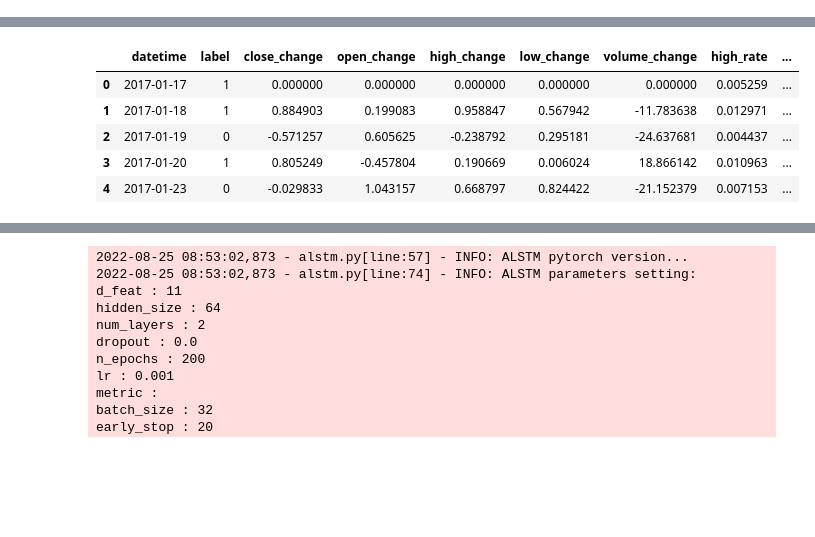
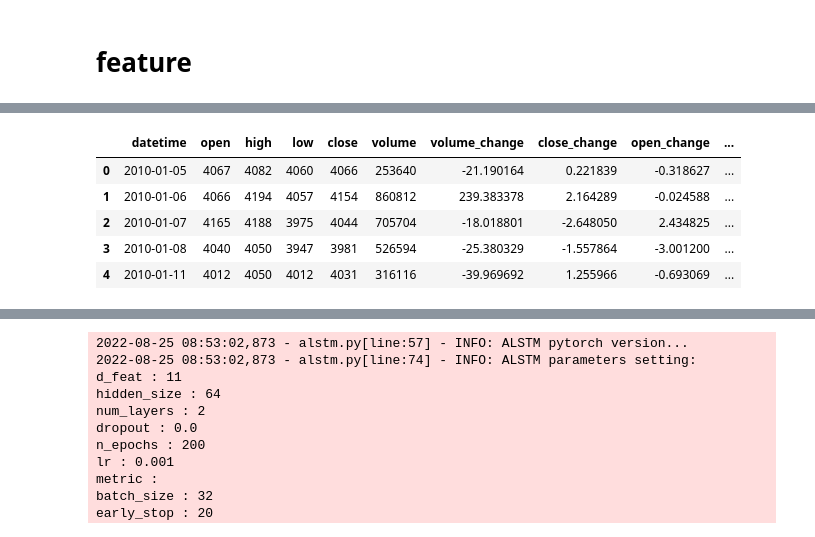
Before and after one commit to kylin-zhou/quant, a Jupyter notebook: notebook/analyze_001.ipynb, the cells around one changed output, grey strips where cells are left out. Drawn from its saved outputs; the diff is of its cells as text; code cells hidden in the pictures; blank space fills up the shorter version.

```diff
--- a/notebook/analyze_001.ipynb
+++ b/notebook/analyze_001.ipynb
@@ -8,0 +15,11 @@ sys.version
+# %%
+dfs = {}
+symbols = []
+for i in glob.glob("../data/futures/*"):
+    # print(pathlib.Path(i).name[:-4])
+    symbol = pathlib.Path(i).name[:-4]
+    dfs[symbol] = pd.read_csv(i)
+    symbols.append(symbol)
+    break
+
+dfs.keys()
@@ -32,30 +42,49 @@ df.head()
+# %% [markdown]
+# feature
 # %%
-# 相对前日涨跌幅
-close_change = df.loc[1:,"close"].values - df.loc[:(df.shape[0]-2),"close"].values
-close_change = np.hstack([[0], close_change])
-df["label"] = (df["close"] - df["open"]).apply(lambda x:1 if x>0 else 0)
-df["close_change"] = (close_change / df.loc[:,"close"].values) * 100
+df = deepcopy(dfs.get(symbols[0]))
+df.shape
 
-# volume 波动
-# volume_change = df.loc[1:,"volume"].values - df.loc[:(df.shape[0]-2),"volume"].values
-# volume_change = np.hstack([[0], volume_change])
-# df["volume_change"] = (volume_change / df.loc[:,"volume"].values) * 100
+# volume check
+volume_change = df.loc[1:,"volume"].values - df.loc[:(df.shape[0]-2),"volume"].values
+volume_change_rate = volume_change / df.loc[:(df.shape[0]-2),"volume"].values * 100
+df["volume_change"] = np.hstack([[0], volume_change_rate])
+df = df[~((df["volume_change"] > 300) | (df["volume_change"] < -300))].reset_index(drop=True)
+print(df.head())
 
 def get_change(df, base="open"):
     base_change = df.loc[1:,base].values - df.loc[:(df.shape[0]-2),base].values
-    base_change = np.hstack([[0], base_change])
-    return (base_change / df.loc[:,base].values) * 100
+    base_change_rate = base_change / df.loc[:(df.shape[0]-2),base].values*100
+    return np.hstack([[0], base_change_rate])
 
-for col in ["open","high","low","volume"]:
+for col in ["close","open","high","low"]:
     df[col+"_change"] = get_change(df, base=col)
 
+# open 相对前日 close
+open_close_change = df.loc[1:,"open"].values - df.loc[:(df.shape[0]-2),"close"].values
+open_close_change_rate = open_close_change / df.loc[:(df.shape[0]-2),"close"].values * 100
+df["open_close_change"] = np.hstack([[0], open_close_change_rate])
+
 # 当日：开盘 收盘 最高 最低 差值 波动, 以开盘价和收盘价为基准
-df["high_rate"] = (df["high"] - df["open"]) / df["open"]
-df["low_rate"] = (df["low"] - df["open"]) / df["open"]
-df["close_rate"] = (df["close"] - df["open"]) / df["open"]
-df["high_rate2"] = (df["high"] - df["close"]) / df["close"]
-df["low_rate2"] = (df["low"] - df["close"]) / df["close"]
+df["high_open_rate"] = (df["high"] - df["open"]) / df["open"] * 100
+df["low_open_rate"] = (df["low"] - df["open"]) / df["open"] * 100
+df["close_open_rate"] = (df["close"] - df["open"]) / df["open"] * 100
+df["high_close_rate"] = (df["high"] - df["close"]) / df["close"] * 100
+df["low_close_rate"] = (df["low"] - df["close"]) / df["close"] * 100
 
-df = df.drop(["open","high","low","close","volume"], axis=1)
+labels = []
+for cc,co in zip(np.hstack([df["close_change"].values[1:], [0]]),
+                 np.hstack([df["close_open_rate"].values[1:], [0]])):
+    if cc > 0 and co > 0:
+        label = 1
+    else:
+        label = 0
+    labels.append(label)
+df["label"] = labels
+# df["label"] = np.hstack([df["close_open_rate"].values[1:], [0]]) # df["close"] - df["open"].apply(lambda x:1 if x>0 else 0)
+df = df.drop(0, axis=0).reset_index(drop=True)
+df = df.drop([len(df)-1], axis=0).reset_index(drop=True)
+
+# df = df.drop(["open","high","low","close","volume"], axis=1)
 df.head()
 # %% [output]
@@ -62,6 +97,6 @@ df.head()
-|  | datetime | label | close_change | open_change | high_change | low_change | volume_change | high_rate | ... |
-| 0 | 2017-01-17 | 1 | 0.000000 | 0.000000 | 0.000000 | 0.000000 | 0.000000 | 0.005259 | ... |
-| 1 | 2017-01-18 | 1 | 0.884903 | 0.199083 | 0.958847 | 0.567942 | -11.783638 | 0.012971 | ... |
-| 2 | 2017-01-19 | 0 | -0.571257 | 0.605625 | -0.238792 | 0.295181 | -24.637681 | 0.004437 | ... |
-| 3 | 2017-01-20 | 1 | 0.805249 | -0.457804 | 0.190669 | 0.006024 | 18.866142 | 0.010963 | ... |
-| 4 | 2017-01-23 | 0 | -0.029833 | 1.043157 | 0.668797 | 0.824422 | -21.152379 | 0.007153 | ... |
+|  | datetime | open | high | low | close | volume | volume_change | close_change | open_change | ... |
+| 0 | 2010-01-05 | 4067 | 4082 | 4060 | 4066 | 253640 | -21.190164 | 0.221839 | -0.318627 | ... |
+| 1 | 2010-01-06 | 4066 | 4194 | 4057 | 4154 | 860812 | 239.383378 | 2.164289 | -0.024588 | ... |
+| 2 | 2010-01-07 | 4165 | 4188 | 3975 | 4044 | 705704 | -18.018801 | -2.648050 | 2.434825 | ... |
+| 3 | 2010-01-08 | 4040 | 4050 | 3947 | 3981 | 526594 | -25.380329 | -1.557864 | -3.001200 | ... |
+| 4 | 2010-01-11 | 4012 | 4050 | 4012 | 4031 | 316116 | -39.969692 | 1.255966 | -0.693069 | ... |
```
Also changed, not shown: parts of 47 cells of this notebook, 19 other files.
